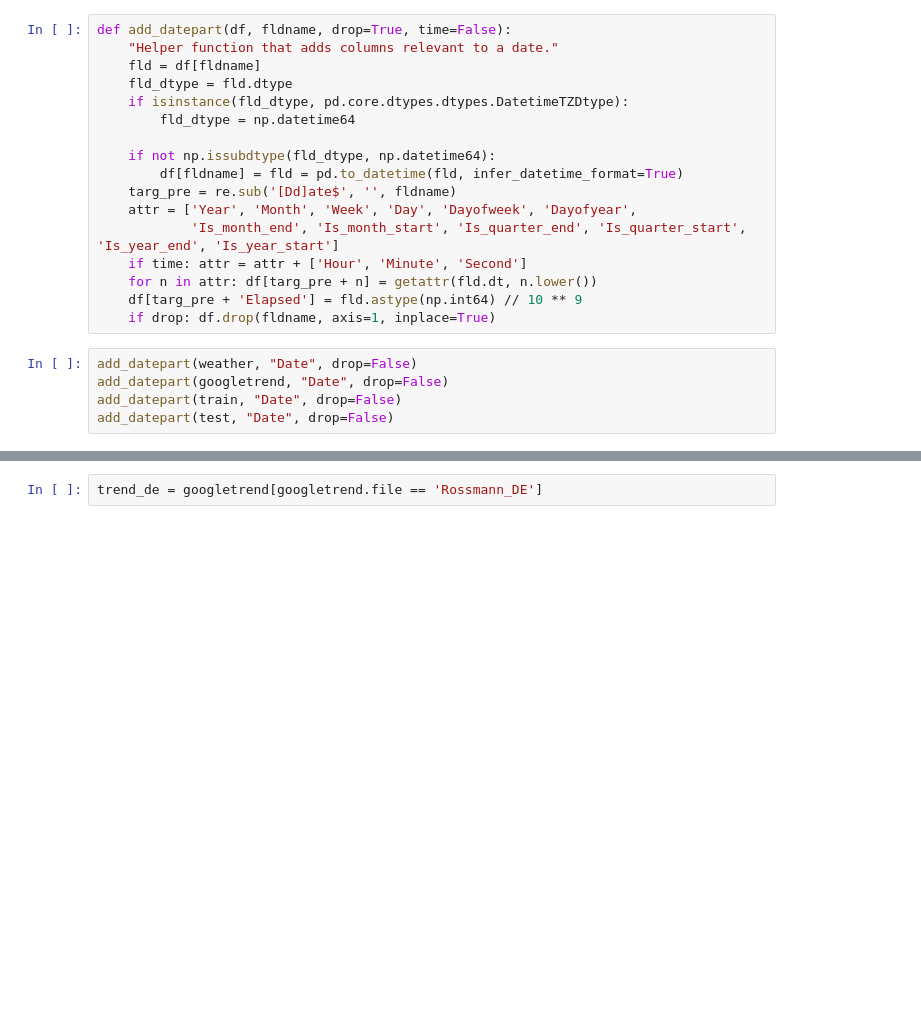
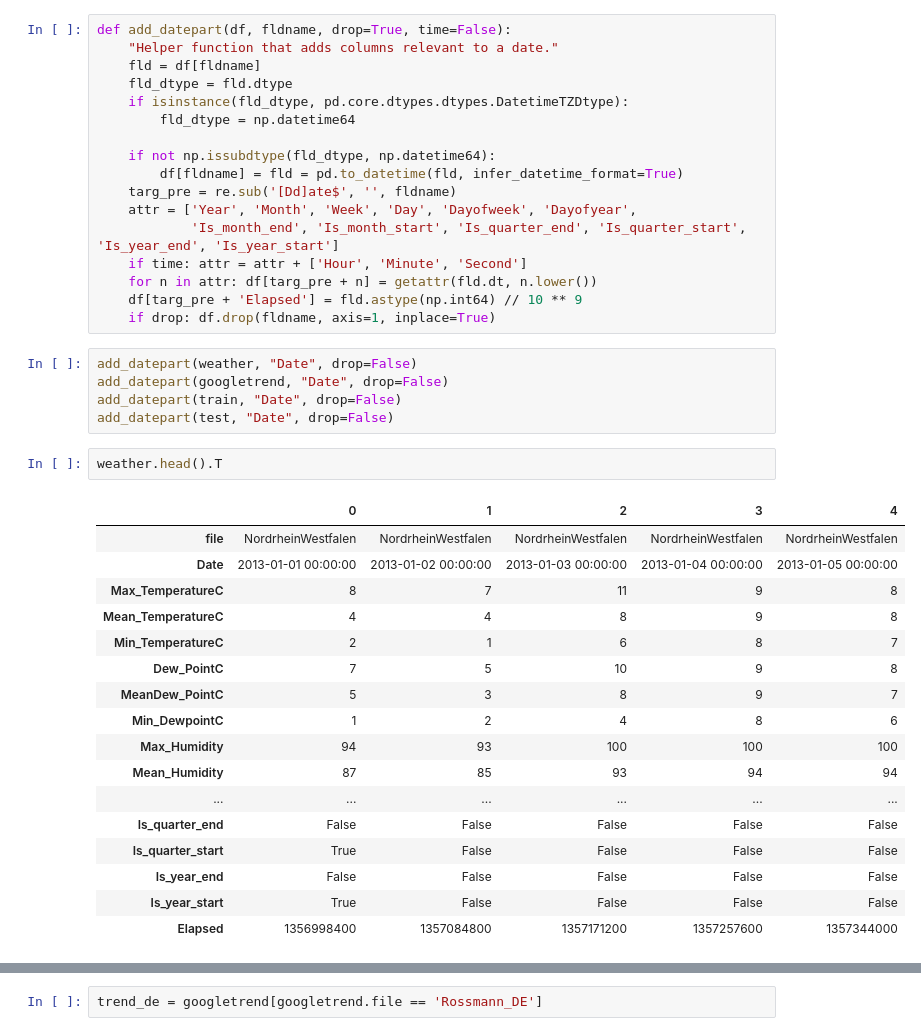
Before and after one commit to AutuanLiu/Fastai-Notes-V3, a Jupyter notebook: fastai_DL_nbs/lesson06_rossmann_pro.ipynb, the cells around one changed output, grey strips where cells are left out. Cells and saved outputs as stored; diff of their text form; blank space fills up the shorter version.

```diff
--- a/fastai_DL_nbs/lesson06_rossmann_pro.ipynb
+++ b/fastai_DL_nbs/lesson06_rossmann_pro.ipynb
@@ -136,3 +212,23 @@ add_datepart(weather, "Date", drop=False)
 add_datepart(googletrend, "Date", drop=False)
 add_datepart(train, "Date", drop=False)
 add_datepart(test, "Date", drop=False)
+# %%
+weather.head().T
+# %% [output]
+|  | 0 | 1 | 2 | 3 | 4 |
+| file | NordrheinWestfalen | NordrheinWestfalen | NordrheinWestfalen | NordrheinWestfalen | NordrheinWestfalen |
+| Date | 2013-01-01 00:00:00 | 2013-01-02 00:00:00 | 2013-01-03 00:00:00 | 2013-01-04 00:00:00 | 2013-01-05 00:00:00 |
+| Max_TemperatureC | 8 | 7 | 11 | 9 | 8 |
+| Mean_TemperatureC | 4 | 4 | 8 | 9 | 8 |
+| Min_TemperatureC | 2 | 1 | 6 | 8 | 7 |
+| Dew_PointC | 7 | 5 | 10 | 9 | 8 |
+| MeanDew_PointC | 5 | 3 | 8 | 9 | 7 |
+| Min_DewpointC | 1 | 2 | 4 | 8 | 6 |
+| Max_Humidity | 94 | 93 | 100 | 100 | 100 |
+| Mean_Humidity | 87 | 85 | 93 | 94 | 94 |
+| ... | ... | ... | ... | ... | ... |
+| Is_quarter_end | False | False | False | False | False |
+| Is_quarter_start | True | False | False | False | False |
+| Is_year_end | False | False | False | False | False |
+| Is_year_start | True | False | False | False | False |
+| Elapsed | 1356998400 | 1357084800 | 1357171200 | 1357257600 | 1357344000 |
```
Also changed, not shown: parts of 18 cells of this notebook, 4 other files.
